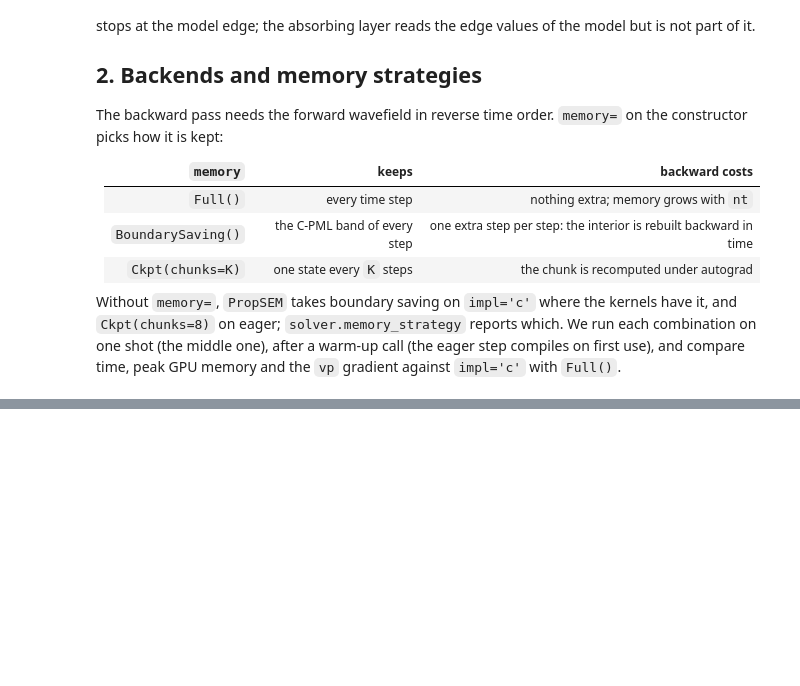
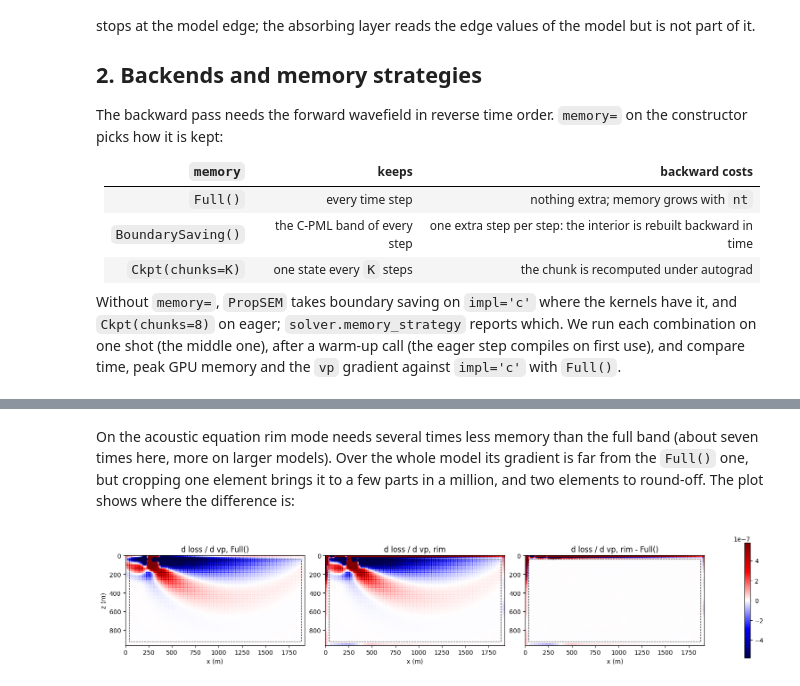
Before and after one commit to DeepWave-KAUST/sweep, a Jupyter notebook: docs/notebooks/54_sem_gradients_and_memory.ipynb, the cells around one changed output, grey strips where cells are left out. Drawn from its saved outputs; the diff is of its cells as text; code cells hidden in the pictures; blank space fills up the shorter version.

Commit message:
docs(sem): add VTI/Biot basics notebook and rim-mode section

```diff
--- a/docs/notebooks/54_sem_gradients_and_memory.ipynb
+++ b/docs/notebooks/54_sem_gradients_and_memory.ipynb
@@ -217,0 +267,24 @@ Next: [SEM basics · 6 — water over an elastic sea floor](../55_sem_fluid_soli
+# %% [markdown]
+On the acoustic equation rim mode needs several times less memory than the full
+band (about seven times here, more on larger models).
+Over the whole model its gradient is far from the `Full()` one, but cropping one
+element brings it to a few parts in a million, and two elements to round-off.
+The plot shows where the difference is:
+# %%
+if rim_grads:
+    full_g = rim_grads['AcousticPotentialSEM2D', 'tape']
+    rim_g = rim_grads['AcousticPotentialSEM2D', 'rim']
+    ext = [0, (shape[1] - 1) * dh, (shape[0] - 1) * dh, 0]
+    v = np.percentile(np.abs(full_g[8:-8, 8:-8]), 98)
+    fig, axes = plt.subplots(1, 3, figsize=(15, 3.3), constrained_layout=True)
+    for ax, img, title in [(axes[0], full_g, 'Full()'), (axes[1], rim_g, 'rim'),
+                           (axes[2], rim_g - full_g, 'rim - Full()')]:
+        im = ax.imshow(img, cmap='seismic', vmin=-v, vmax=v, extent=ext)
+        ax.add_patch(plt.Rectangle((4 * dh, 4 * dh), (shape[1] - 9) * dh, (shape[0] - 9) * dh,
+                                   fill=False, ls='--', color='k', lw=0.8))
+        ax.set_title('d loss / d vp, ' + title); ax.set_xlabel('x (m)')
+    fig.colorbar(im, ax=axes, shrink=0.8)
+    axes[0].set_ylabel('z (m)')
+    plt.show()
+# %% [output]
+[figure, added]
```
Also changed, not shown: parts of 7 cells of this notebook, 5 other files.
